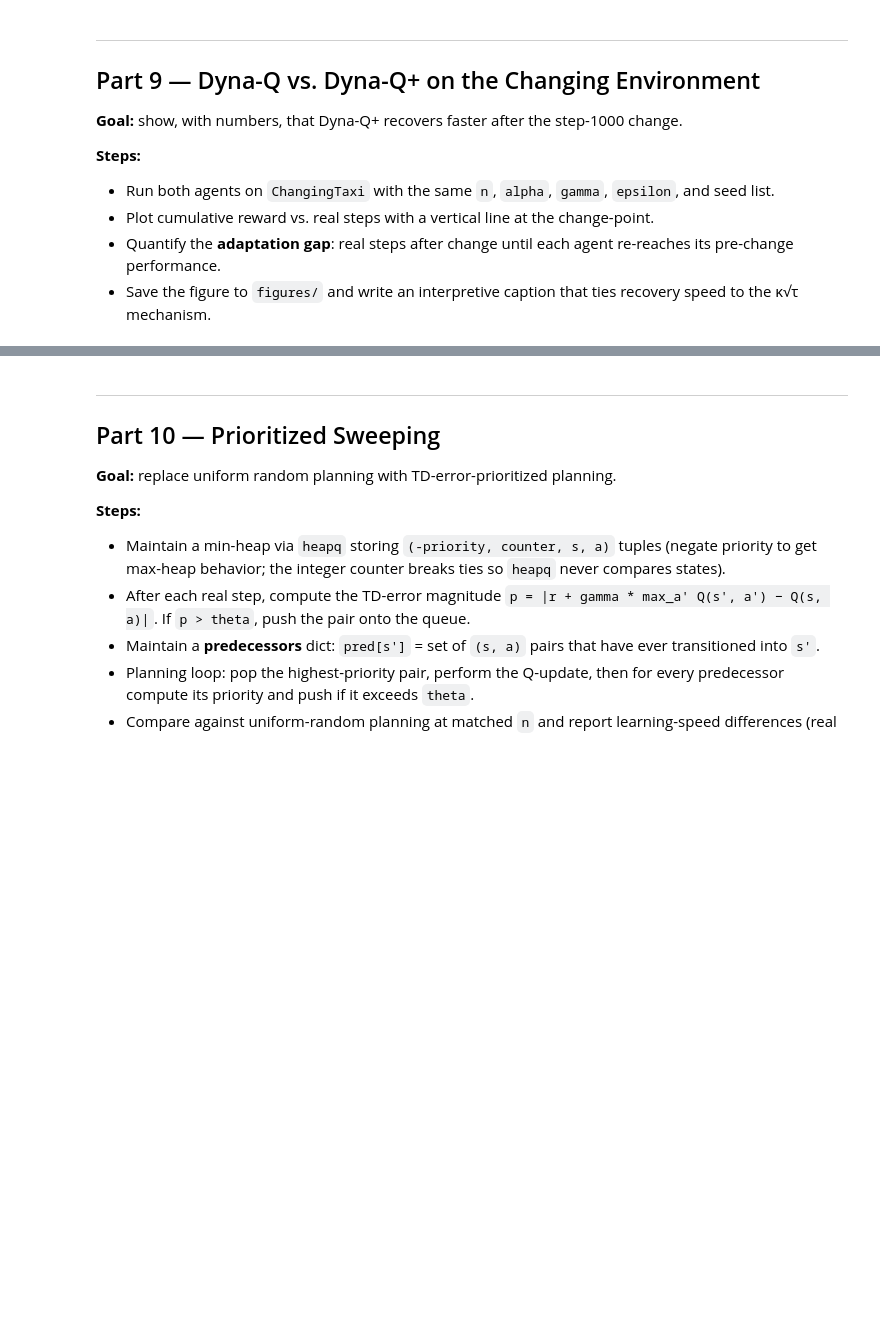
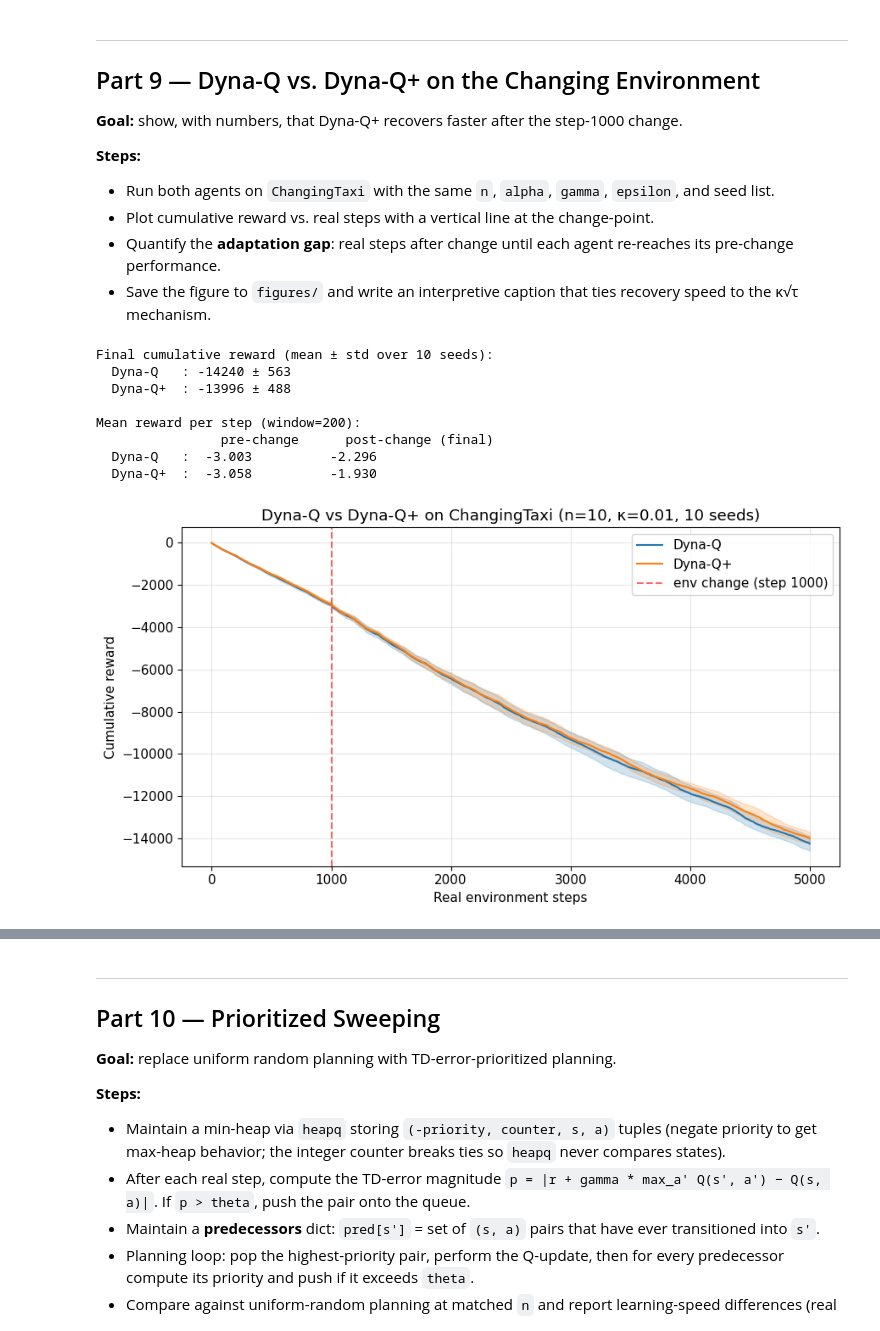
Before and after one commit to cooper-rm/rl_planning_and_learning, a Jupyter notebook: Cooper_Morgan_Lab7.ipynb, the cells around one changed output, grey strips where cells are left out. Saved outputs shown, nothing was run; the diff lists cells and outputs as text; code cells hidden in the pictures; blank space fills up the shorter version.

```diff
--- a/Cooper_Morgan_Lab7.ipynb
+++ b/Cooper_Morgan_Lab7.ipynb
@@ -175,3 +627,83 @@ Implement Dyna-Q on Gymnasium's **Taxi-v3** to study how integrating a learned m
 - Plot cumulative reward vs. real steps with a vertical line at the change-point.
 - Quantify the **adaptation gap**: real steps after change until each agent re-reaches its pre-change performance.
 - Save the figure to `figures/` and write an interpretive caption that ties recovery speed to the κ√τ mechanism.
+# %%
+CHANGE_STEP = 1000
+KAPPA = 0.01
+N_PLANNING_PART9 = 10
+N_SEEDS_PART9 = 10
+MAX_STEPS_PART9 = 5_000     # 1000 pre-change + 4000 post-change
+
+
+def make_changing_taxi():
+    return ChangingTaxi(gym.make("Taxi-v3"), change_step=CHANGE_STEP, penalty_row=0, penalty=-10.0)
+
+
+results_part9 = {"dyna_q": [], "dyna_q_plus": []}
+
+for i in range(N_SEEDS_PART9):
+    seed = SEED + i + 1
+
+    env = make_changing_taxi()
+    agent = DynaQAgent(n_states, n_actions, ALPHA, GAMMA, EPSILON,
+                       n_planning=N_PLANNING_PART9, seed=seed)
+    cum, _, _ = train_fixed_steps(env, agent, MAX_STEPS_PART9, seed=seed)
+    env.close()
+    results_part9["dyna_q"].append(cum)
+
+    env = make_changing_taxi()
+    agent = DynaQPlusAgent(n_states, n_actions, ALPHA, GAMMA, EPSILON,
+                           n_planning=N_PLANNING_PART9, kappa=KAPPA, seed=seed)
+    cum, _, _ = train_fixed_steps(env, agent, MAX_STEPS_PART9, seed=seed)
+    env.close()
+    results_part9["dyna_q_plus"].append(cum)
+
+dq_arr = np.stack(results_part9["dyna_q"])
+dqp_arr = np.stack(results_part9["dyna_q_plus"])
+
+# Reward-rate measurement: slope of cumulative reward in a window around change.
+window = 200
+pre_dq = (dq_arr[:, CHANGE_STEP] - dq_arr[:, CHANGE_STEP - window]) / window
+pre_dqp = (dqp_arr[:, CHANGE_STEP] - dqp_arr[:, CHANGE_STEP - window]) / window
+post_dq = (dq_arr[:, -1] - dq_arr[:, -window]) / window
+post_dqp = (dqp_arr[:, -1] - dqp_arr[:, -window]) / window
+
+print(f"Final cumulative reward (mean ± std over {N_SEEDS_PART9} seeds):")
+print(f"  Dyna-Q   : {dq_arr[:, -1].mean():+.0f} ± {dq_arr[:, -1].std():.0f}")
+print(f"  Dyna-Q+  : {dqp_arr[:, -1].mean():+.0f} ± {dqp_arr[:, -1].std():.0f}")
+print(f"\nMean reward per step (window={window}):")
+print(f"  {'':12s}  pre-change      post-change (final)")
+print(f"  Dyna-Q   :  {pre_dq.mean():+.3f}          {post_dq.mean():+.3f}")
+print(f"  Dyna-Q+  :  {pre_dqp.mean():+.3f}          {post_dqp.mean():+.3f}")
+
+# Plot.
+plt.figure(figsize=(9, 5))
+ci_factor = 1.96
+steps_axis = np.arange(MAX_STEPS_PART9)
+for label, arr, color in [("Dyna-Q", dq_arr, "C0"), ("Dyna-Q+", dqp_arr, "C1")]:
+    mean = arr.mean(axis=0)
+    ci = ci_factor * arr.std(axis=0) / np.sqrt(arr.shape[0])
+    plt.plot(steps_axis, mean, label=label, color=color)
+    plt.fill_between(steps_axis, mean - ci, mean + ci, alpha=0.2, color=color)
+plt.axvline(CHANGE_STEP, color="red", linestyle="--", alpha=0.6,
+            label=f"env change (step {CHANGE_STEP})")
+plt.xlabel("Real environment steps")
+plt.ylabel("Cumulative reward")
+plt.title(f"Dyna-Q vs Dyna-Q+ on ChangingTaxi (n={N_PLANNING_PART9}, κ={KAPPA}, {N_SEEDS_PART9} seeds)")
+plt.legend()
+plt.tight_layout()
+plt.savefig("figures/dyna_q_plus_adaptation.png", dpi=150)
+plt.show()
+
+np.savez("results_part9.npz", dyna_q=dq_arr, dyna_q_plus=dqp_arr)
+print("Saved results_part9.npz")
+# %% [output]
+Final cumulative reward (mean ± std over 10 seeds):
+  Dyna-Q   : -14240 ± 563
+  Dyna-Q+  : -13996 ± 488
+
+Mean reward per step (window=200):
+                pre-change      post-change (final)
+  Dyna-Q   :  -3.003          -2.296
+  Dyna-Q+  :  -3.058          -1.930
+[figure, added]
```
Also changed, not shown: parts of 15 cells of this notebook, 9 other files.
